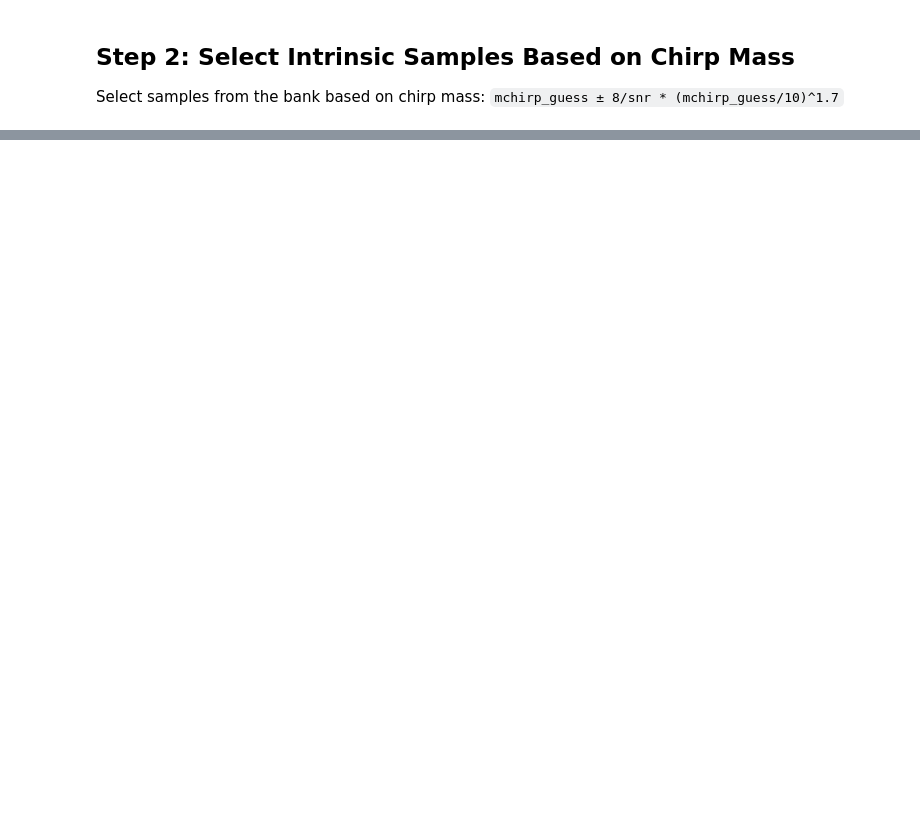
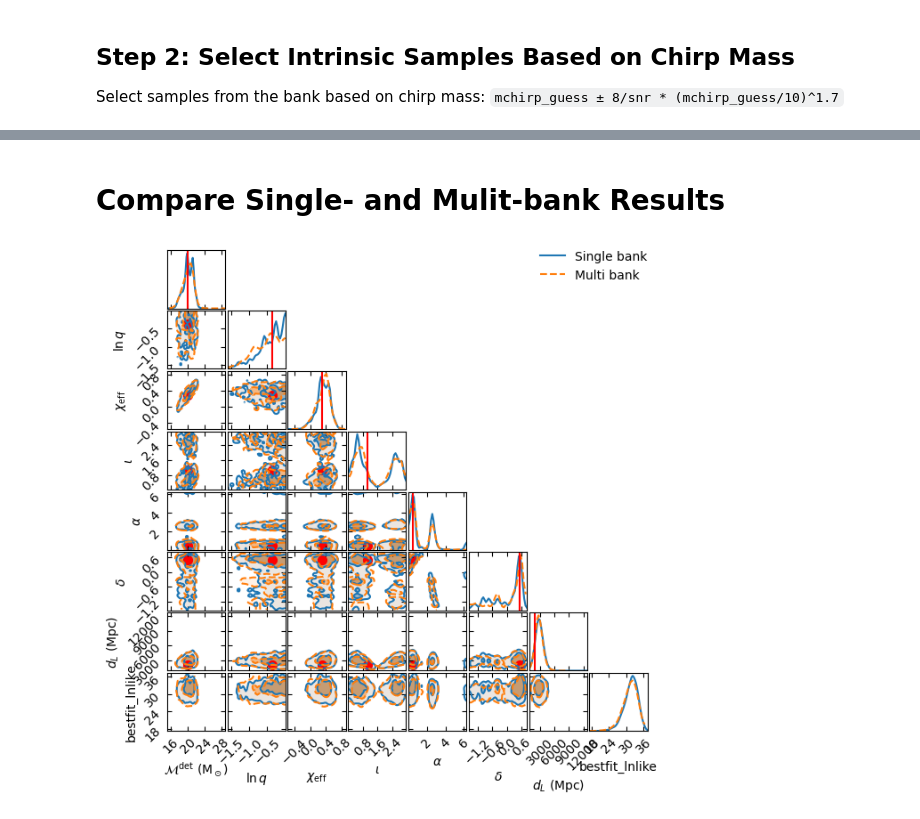
Before and after one commit to JonathanMushkin/dot-PE, a Jupyter notebook: notebooks/03_run_inference/03_run_inference.ipynb, the cells around one changed output, grey strips where cells are left out. Saved outputs shown, nothing was run; the diff lists cells and outputs as text; code cells hidden in the pictures; blank space fills up the shorter version.

```diff
--- a/notebooks/03_run_inference/03_run_inference.ipynb
+++ b/notebooks/03_run_inference/03_run_inference.ipynb
@@ -759,0 +671,48 @@ bfs = [ARTIFACTS_DIR / b for b in bank_names]
+# %% [markdown]
+# Compare Single- and Mulit-bank Results
+# %%
+# Create corner plot with true injection parameters
+
+# Compute true values for plotting
+true_mchirp = gw_utils.m1m2_to_mchirp(injection_par_dic["m1"], injection_par_dic["m2"])
+true_lnq = np.log(injection_par_dic["m2"] / injection_par_dic["m1"])
+true_chieff = gw_utils.chieff(
+    injection_par_dic["m1"],
+    injection_par_dic["m2"],
+    injection_par_dic["s1z"],
+    injection_par_dic["s2z"],
+)
+
+true_values = injection_par_dic | {
+    "mchirp": true_mchirp,
+    "lnq": true_lnq,
+    "chieff": true_chieff,
+}
+
+# Load standardized samples (created in previous cell)
+multi = pd.read_feather(ARTIFACTS_DIR / "run_multibank/run_0/samples.feather")
+single = pd.read_feather(ARTIFACTS_DIR / "run_streamlined/run_0/samples.feather")
+
+# Create corner plot
+
+params = [
+    "mchirp",
+    "lnq",
+    "chieff",
+    "iota",
+    "ra",
+    "dec",
+    "d_luminosity",
+    "bestfit_lnlike",
+]
+corner_plot = gw_plotting.MultiCornerPlot(
+    [single, multi], params=params, smooth=1.0, labels=["Single bank", "Multi bank"]
+)
+corner_plot.plot(max_figsize=7)
+
+# Add true injection parameters
+corner_plot.scatter_points(
+    true_values, colors="red", marker=".", s=200, label="Injection"
+)
+# %% [output]
+[figure, added]
```
Also changed, not shown: parts of 37 cells of this notebook, 1 other file.
